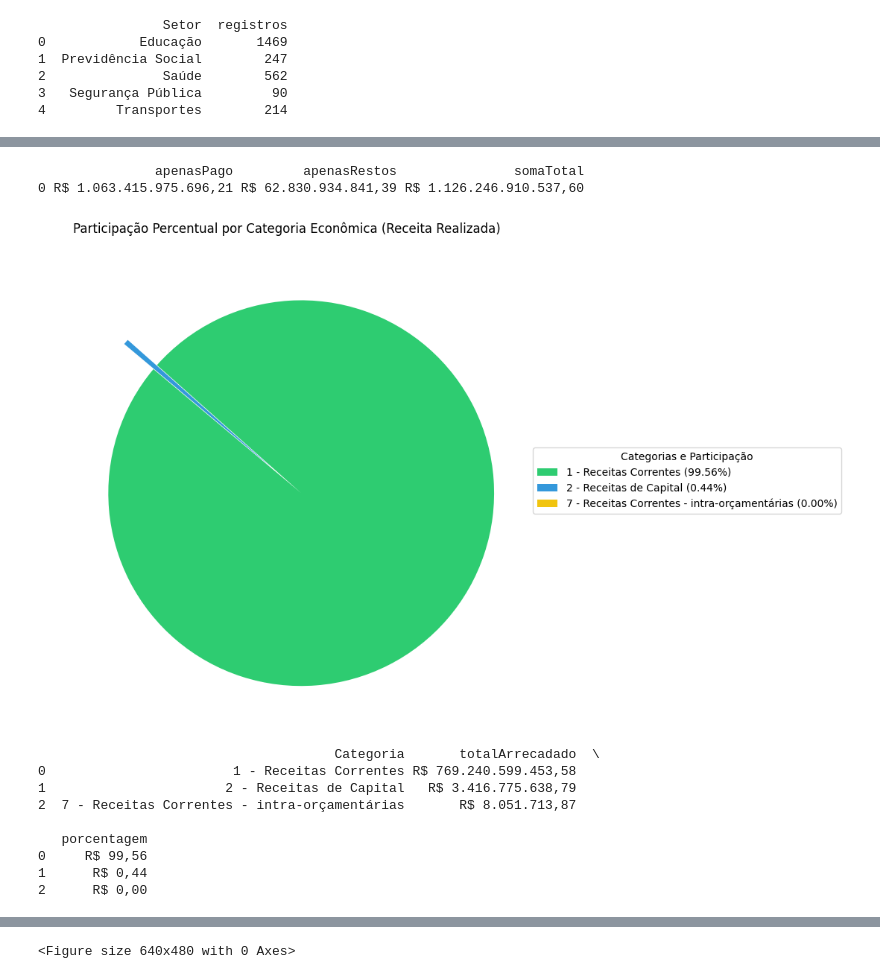
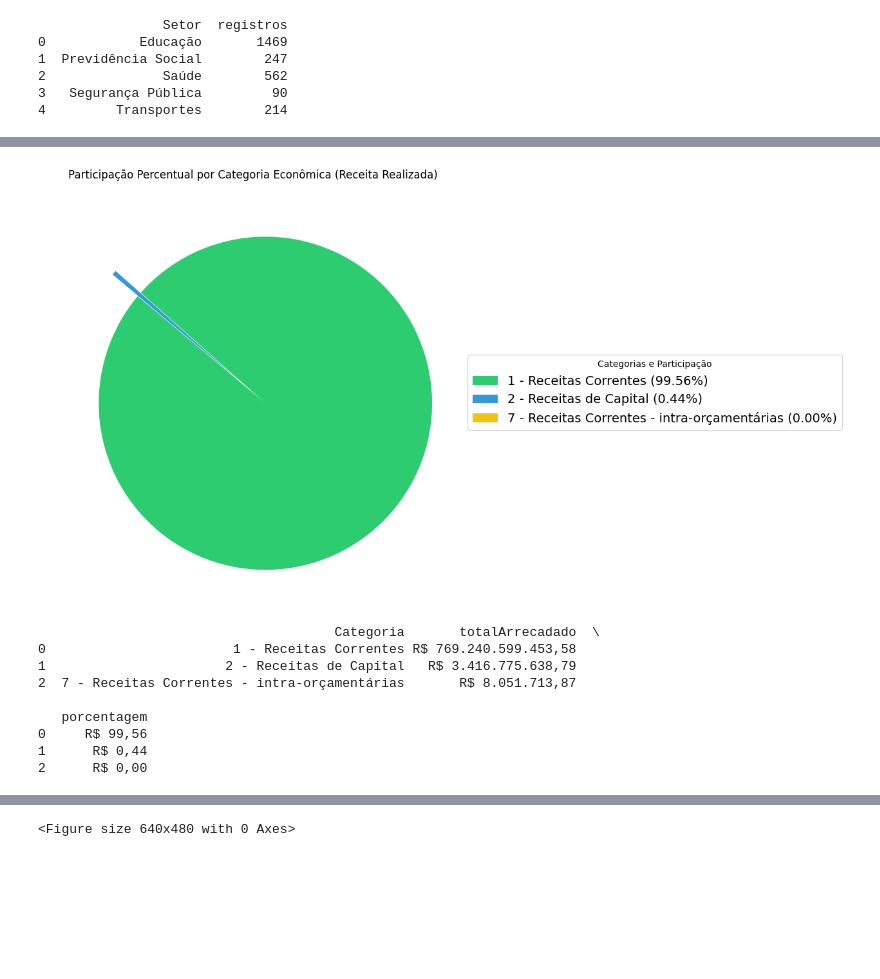
Before and after one commit to pauloho97/AnaliseImpostosPublicos, a Jupyter notebook: app/analiseGraficos.ipynb, the cells around one changed output, grey strips where cells are left out. Saved outputs shown, nothing was run; the diff lists cells and outputs as text; code cells hidden in the pictures; blank space fills up the shorter version.

```diff
--- a/app/analiseGraficos.ipynb
+++ b/app/analiseGraficos.ipynb
@@ -111,22 +142,6 @@ print(tabelaGastoTotal)
 2               Saúde   R$ 6.223.586.556,73   R$ 246.335.524.960,62
 3   Segurança Pública   R$ 6.729.909.757,07    R$ 17.850.502.831,04
 4         Transportes   R$ 3.210.381.507,75    R$ 17.170.457.429,19
-# %%
-# Teste de sanidade para a Previdência Social
-# Apenas para verificar se os valores estão corretos
-queryTeste = """
-SELECT
-    SUM("Valor Pago") as apenasPago,
-    SUM("Valor Restos a Pagar Pagos") as apenasRestos,
-    SUM("Valor Pago" + "Valor Restos a Pagar Pagos") as somaTotal
-FROM despesas
-WHERE Setor = 'Previdência Social'
-"""
-resultadoTeste = pd.read_sql_query(queryTeste, conexaoBanco)
-print(resultadoTeste)
-# %% [output]
-               apenasPago         apenasRestos               somaTotal
-0 R$ 1.063.415.975.696,21 R$ 62.830.934.841,39 R$ 1.126.246.910.537,60
 # %%
 # 3. Qual é a participação percentual de cada categoria econômica (Correntes, Capital, Intra-orçamentárias)
 # no total da receita arrecadada pelo governo?
@@ -146,35 +161,35 @@ tabelaCategoria['porcentagem'] = (tabelaCategoria['totalArrecadado'] / totalGera
 # Criação do rótulo personalizado para a legenda: "Nome da Categoria (0.00%)"
 legendas_personalizadas = [
     f"{cat} ({perc:.2f}%)"
     for cat, perc in zip(tabelaCategoria['Categoria'], tabelaCategoria['porcentagem'])
 ]
 
 # 2. Criar o gráfico
 fig, ax = plt.subplots(figsize=(12, 7))
 
 # Criando a pizza (Note que removi o 'autopct' para limpar o gráfico)
 wedges, texts = ax.pie(
     tabelaCategoria['totalArrecadado'],
     startangle=140, # Ângulo do gráfico
     colors=['#2ecc71', '#3498db', '#f1c40f'], # Cores usadas
     explode=(0.1, 0.1, 0.1) # Mantém o destaque das fatias
 )
 
 # 3. Adicionar a Legenda com as porcentagens calculadas
 ax.legend(wedges, legendas_personalizadas,
           title="Categorias e Participação", # título da legenda
           loc="center left", # Ponto da caixa da legenda
           bbox_to_anchor=(1, 0, 0.5, 1), # Posição da legenda, tornando fora do gráfico pizza
-          fontsize=10) # Tamanho fonte do texto
+          fontsize=14) # Tamanho fonte do texto
 
 # 4. Ajustes finais
 plt.title("Participação Percentual por Categoria Econômica (Receita Realizada)")
 plt.tight_layout()
 plt.show()
 
 print(tabelaCategoria)
 # %% [output]
-[figure, old version]
+[figure, new version]
                                       Categoria       totalArrecadado  \
 0                        1 - Receitas Correntes R$ 769.240.599.453,58
 1                       2 - Receitas de Capital   R$ 3.416.775.638,79
```
Also changed, not shown: parts of 4 cells of this notebook, 2 other files.
